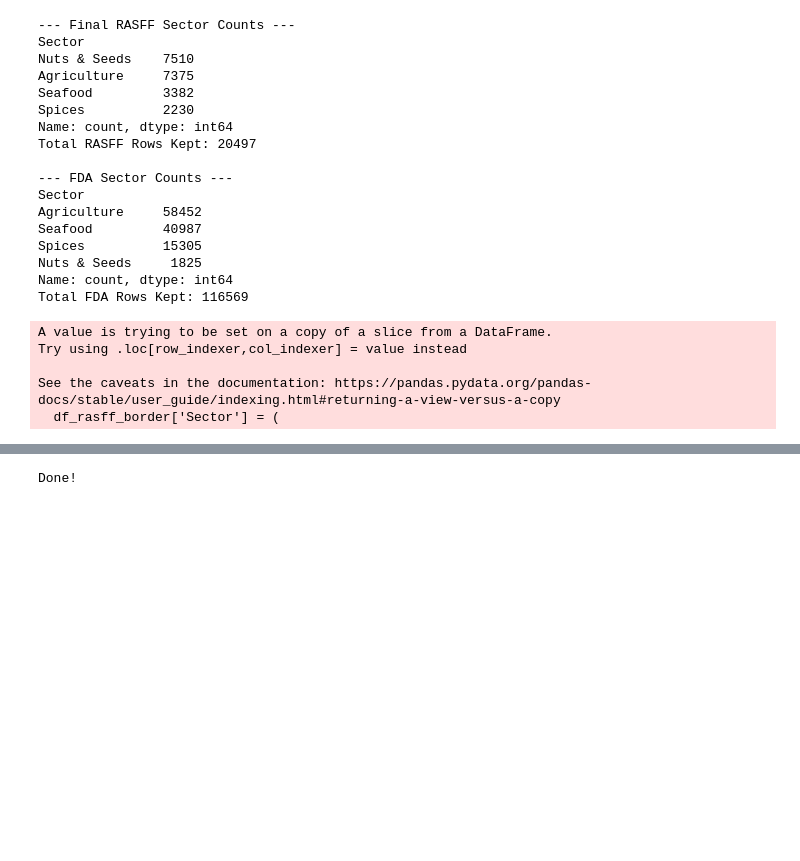
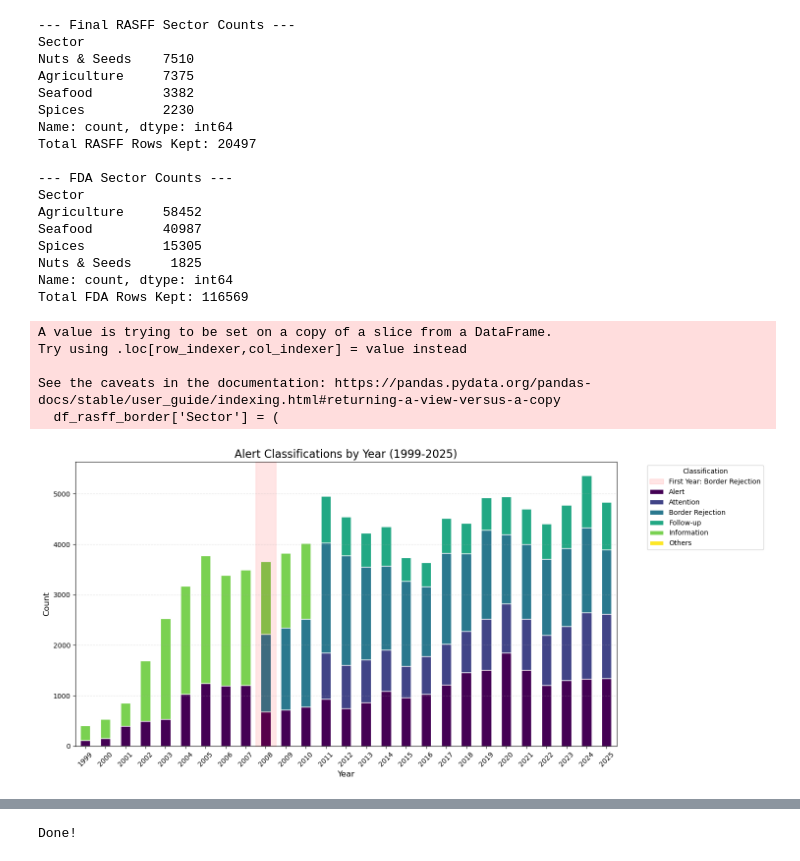
Before and after one commit to shafinahamed9/FDA-RASFF-Comparative-Analysis, a Jupyter notebook: EU_US_Data_Harmonization.ipynb, the cells around one changed output, grey strips where cells are left out. Drawn from its saved outputs; the diff is of its cells as text; code cells hidden in the pictures; blank space fills up the shorter version.

```diff
--- a/EU_US_Data_Harmonization.ipynb
+++ b/EU_US_Data_Harmonization.ipynb
@@ -142,6 +142,41 @@ Try using .loc[row_indexer,col_indexer] = value instead
 
 See the caveats in the documentation: https://pandas.pydata.org/pandas-docs/stable/user_guide/indexing.html#returning-a-view-versus-a-copy
   df_rasff_border['Sector'] = (
+# %%
+# 1. Identify the top 6 classifications
+top_6_categories = df_rasff['Alert_Classification_clean'].value_counts().head(6).index
+
+# 2. Filter the dataframe
+df_filtered = df_rasff[
+    (df_rasff['Alert_Classification_clean'].isin(top_6_categories)) &
+    (df_rasff['New_Year'].between(1999, 2025))
+]
+
+# 3. Pivot the data
+plot_data = df_filtered.groupby(['New_Year', 'Alert_Classification_clean']).size().unstack(fill_value=0)
+plot_data_pct = plot_data.div(plot_data.sum(axis=1), axis=0) * 100
+
+# 4. Plotting
+ax = plot_data.plot(kind='bar', stacked=True, figsize=(15, 7), colormap='viridis', edgecolor='white')
+
+# 6.Highlight 2008
+if 2008 in plot_data.index:
+    idx_2008 = plot_data.index.get_loc(2008)
+    plt.axvspan(idx_2008 - 0.5, idx_2008 + 0.5, color='red', alpha=0.1, label='First Year: Border Rejection')
+
+# Formatting
+plt.title('Alert Classifications by Year (1999-2025)', fontsize=16)
+plt.xlabel('Year', fontsize=12)
+plt.ylabel('Count', fontsize=12)
+plt.legend(title='Classification', bbox_to_anchor=(1.05, 1), loc='upper left')
+plt.grid(True, axis='y', linestyle='--', alpha=0.3)
+plt.xticks(rotation=45)
+plt.tight_layout()
+plt.savefig( "Figure1_Alert_Classifications_by_Year.png", bbox_inches='tight', dpi = 300)
+
+plt.show()
+# %% [output]
+[figure, added]
 # %%
 def map_fda_to_rasff(reason_text):
     """
```
Also changed, not shown: parts of 4 cells of this notebook, 7 other files.
